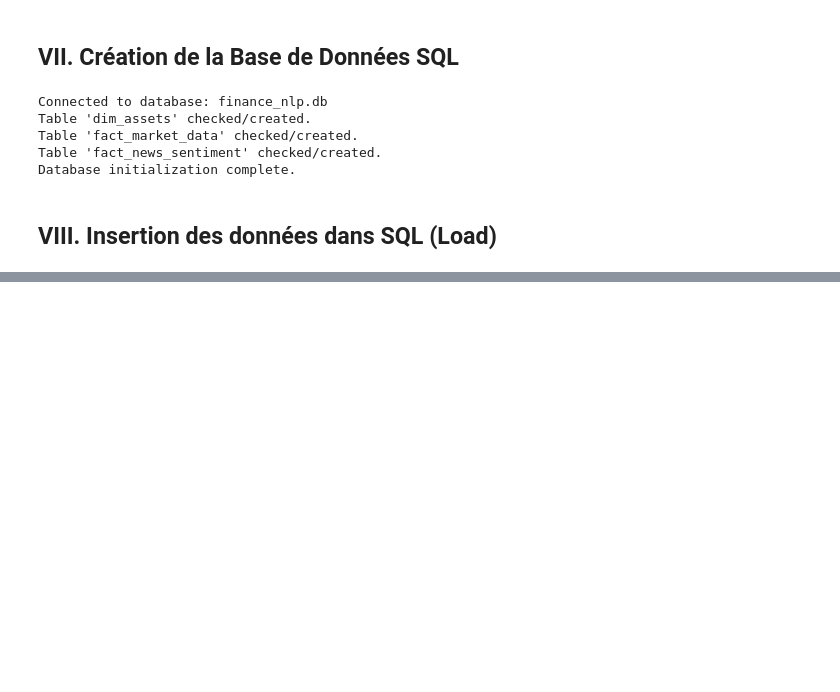
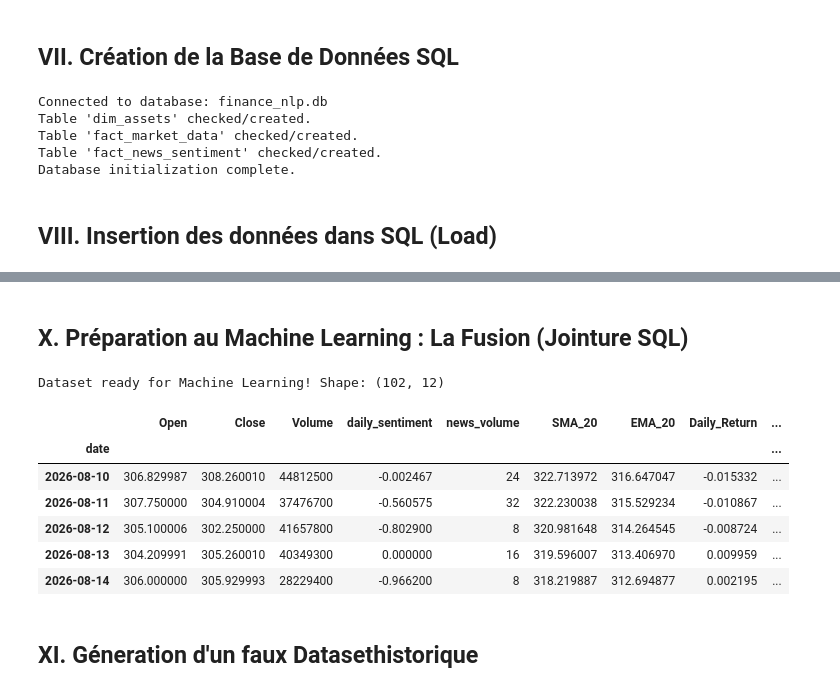
Before and after one commit to EnzoL987/Projet_Finance_NLP, a Jupyter notebook: Notebooks/01_exploration_yfinance_newsapi.ipynb, the cells around one changed output, grey strips where cells are left out. Saved outputs shown, nothing was run; the diff lists cells and outputs as text; code cells hidden in the pictures; blank space fills up the shorter version.

Commit message:
Add mock historical news dataset and update finance database

```diff
--- a/Notebooks/01_exploration_yfinance_newsapi.ipynb
+++ b/Notebooks/01_exploration_yfinance_newsapi.ipynb
@@ -524,0 +573,66 @@ Inserted 126 new price records for asset_id 1.
+# %% [markdown]
+## X. Préparation au Machine Learning : La Fusion (Jointure SQL)
+# %%
+def fetch_training_dataset(conn: sqlite3.Connection, ticker: str) -> pd.DataFrame:
+    """
+    Fetches the combined dataset and aligns column names with our Python pipeline.
+    """
+    query = """
+    WITH DailySentiment AS (
+        SELECT
+            date,
+            asset_id,
+            AVG(CASE
+                WHEN sentiment_label = 'positive' THEN sentiment_score
+                WHEN sentiment_label = 'negative' THEN -sentiment_score
+                ELSE 0
+            END) as avg_daily_sentiment,
+            COUNT(news_id) as article_count
+        FROM fact_news_sentiment
+        GROUP BY date, asset_id
+    )
+    SELECT
+        m.date,
+        m.open_price AS Open,
+        m.close_price AS Close,
+        m.volume AS Volume,
+        COALESCE(s.avg_daily_sentiment, 0) as daily_sentiment,
+        COALESCE(s.article_count, 0) as news_volume
+    FROM fact_market_data m
+    JOIN dim_assets d ON m.asset_id = d.asset_id
+    LEFT JOIN DailySentiment s ON m.date = s.date AND m.asset_id = s.asset_id
+    WHERE d.ticker = ?
+    ORDER BY m.date ASC
+    """
+
+    df_train = pd.read_sql_query(query, conn, params=(ticker,))
+    df_train['date'] = pd.to_datetime(df_train['date'])
+    df_train.set_index('date', inplace=True)
+    return df_train
+
+
+# --- Execution ---
+db_connection = sqlite3.connect("finance_nlp.db")
+df_ml_ready = fetch_training_dataset(conn=db_connection, ticker="AAPL")
+db_connection.close()
+
+# We recalculate technical indicators and Target on this clean, unified dataset
+df_ml_ready = calculate_technical_indicators(df_ml_ready)
+df_ml_ready = create_target_variable(df_ml_ready, horizon=5)
+
+# Drop any rows with NaN values created by moving averages (first 20 days)
+df_ml_ready = df_ml_ready.dropna()
+
+print(f"Dataset ready for Machine Learning! Shape: {df_ml_ready.shape}")
+df_ml_ready.tail()
+# %% [output]
+Dataset ready for Machine Learning! Shape: (102, 12)
+|  | Open | Close | Volume | daily_sentiment | news_volume | SMA_20 | EMA_20 | Daily_Return | ... |
+| date |  |  |  |  |  |  |  |  | ... |
+| 2026-08-10 | 306.829987 | 308.260010 | 44812500 | -0.002467 | 24 | 322.713972 | 316.647047 | -0.015332 | ... |
+| 2026-08-11 | 307.750000 | 304.910004 | 37476700 | -0.560575 | 32 | 322.230038 | 315.529234 | -0.010867 | ... |
+| 2026-08-12 | 305.100006 | 302.250000 | 41657800 | -0.802900 | 8 | 320.981648 | 314.264545 | -0.008724 | ... |
+| 2026-08-13 | 304.209991 | 305.260010 | 40349300 | 0.000000 | 16 | 319.596007 | 313.406970 | 0.009959 | ... |
+| 2026-08-14 | 306.000000 | 305.929993 | 28229400 | -0.966200 | 8 | 318.219887 | 312.694877 | 0.002195 | ... |
+# %% [markdown]
+## XI. Géneration d'un faux Datasethistorique
```
Also changed, not shown: parts of 23 cells of this notebook, 2 other files.
